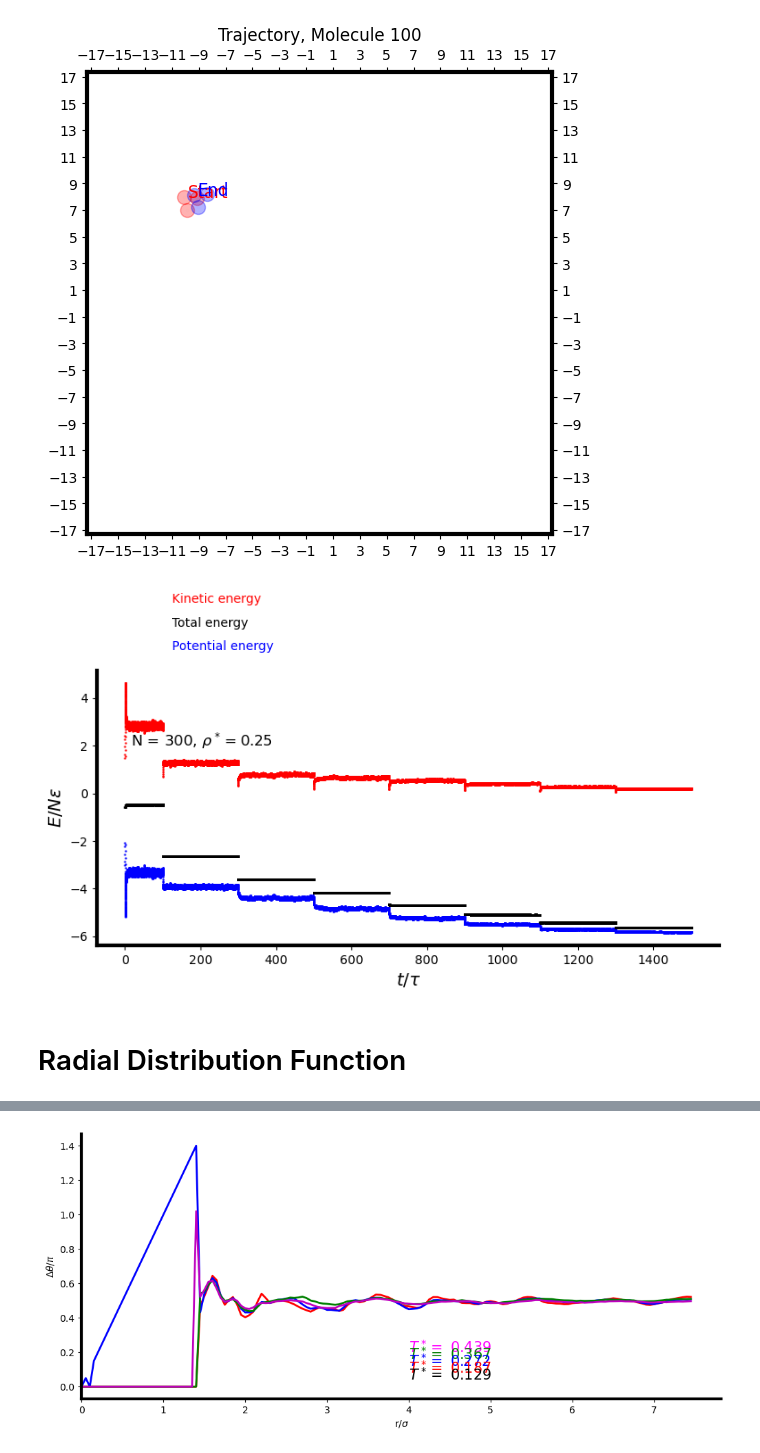
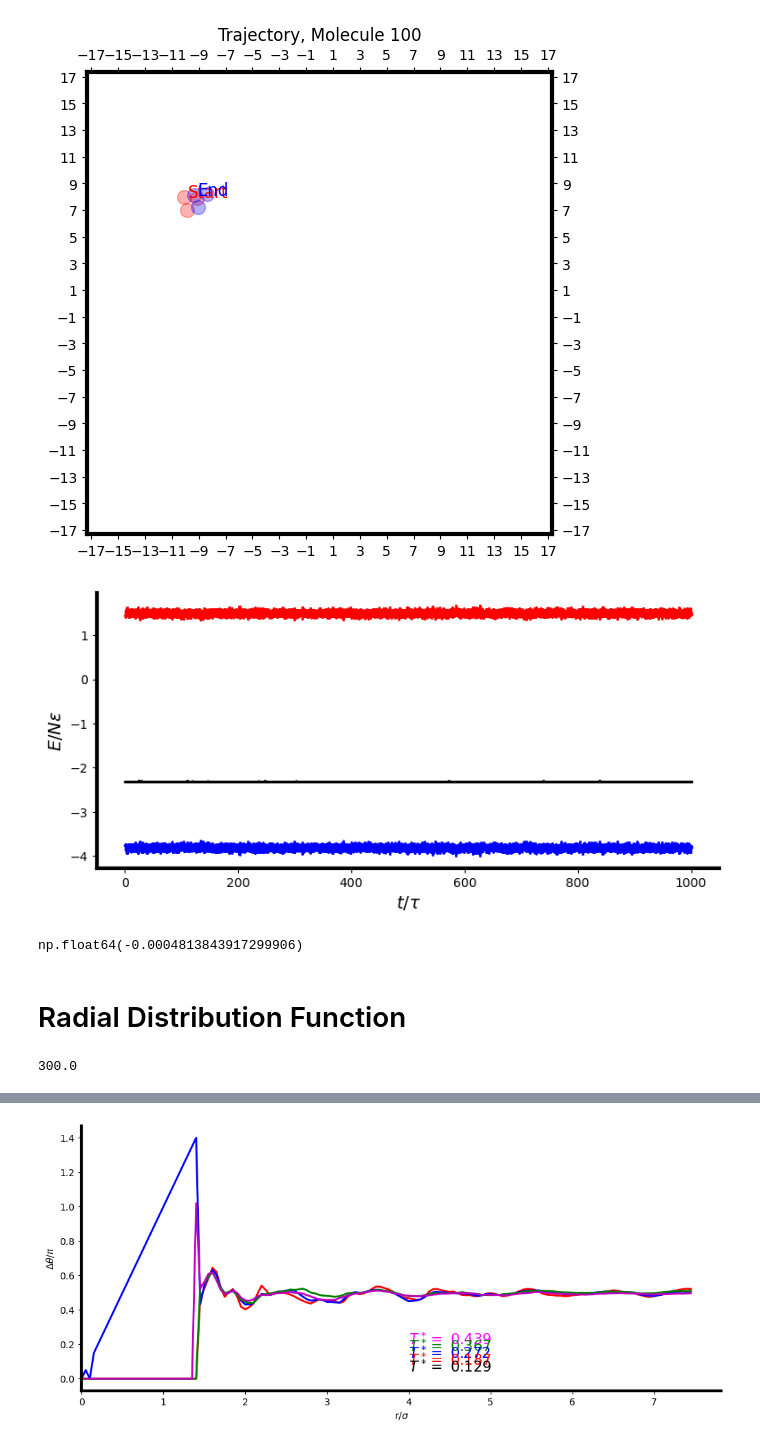
Before and after one commit to leopidolite/MolecularDynamics, a Jupyter notebook: 2dLW/PLOT_trajectory.ipynb, the cells around one changed output, grey strips where cells are left out. Saved outputs shown, nothing was run; the diff lists cells and outputs as text; code cells hidden in the pictures.

```diff
--- a/2dLW/PLOT_trajectory.ipynb
+++ b/2dLW/PLOT_trajectory.ipynb
@@ -14,21 +14,30 @@ plt.rcParams['font.family'] = 'sans-serif'
 # Data
 # %%
 ## Define box size
-N = N
+N = 300
 rho_star = 0.25
 L  =(np.sqrt(N/(rho_star)))
 # %%
 ### Open data and set numpy arrays
+prefix = "/Users/leo/C++/Outputs/300_R5_1.0T"
+with open(prefix + '_trajectory.bin', 'rb') as f:
+    data = np.fromfile(f, dtype=np.float64)
+data = data.reshape((int)(1000/10/0.001), 4*900)
+data.shape
+x = data[:,0:3*N]
+y = data[:, 3*N:2*3*N]
+vx = data[:, 2*3*N:3*3*N]
+vy = data[:, 3*3*N:]
 
-prefix = "/Users/leo/C++/Outputs/300_R2FT"
-with open(prefix +'_xtraj.txt', 'r') as file:
-    x = [float(line.rstrip()) for line in file]
-with open(prefix +'_ytraj.txt', 'r') as file:
-    y = [float(line.rstrip()) for line in file]
-with open(prefix +'_vxtraj.txt', 'r') as file:
-    vx= [float(line.rstrip()) for line in file]
-with open(prefix +'_vytraj.txt', 'r') as file:
-    vy = [float(line.rstrip()) for line in file]
+# with open(prefix +'_xtraj.txt', 'r') as file:
+#     x = [float(line.rstrip()) for line in file]
+# with open(prefix +'_ytraj.txt', 'r') as file:
+#     y = [float(line.rstrip()) for line in file]
+# with open(prefix +'_ytraj.txt', 'r') as file:
+#     vx = [float(line.rstrip()) for line in file]
+# with open(prefix +'_xtraj.txt', 'r') as file:
+#     vy = [float(line.rstrip()) for line in file]
+
 with open(prefix +'_KE.txt', 'r') as file:
     KE = [float(line.rstrip()) for line in file]
 with open(prefix +'_PE.txt', 'r') as file:
@@ -218,39 +229,43 @@ plt.show()
 # %%
 ##Kinetic and Potential Energies
 
-tlim = 1500 ##plot 0 to this time in \tau
-tlimsteps =(int) (tlim/0.01);
+tlim = 10000 ##plot 0 to this time in \tau
+tlimsteps =(int) (tlim/0.01)
 plt.figure(figsize = (9, 4))
 time = np.linspace(0,tlim, (int)(tlim/0.01))
 ### Modify for density of energy computations
 # time1 = np.linspace(0, 0.1, 100)
 # time2 = np.linspace(0.1, 100, KE.size - 100)
 # time = np.append(time1, time2)
 # time = np.arange(0,tlim, 0.01)
 plt.scatter(time, KE[0:tlimsteps]/(N), color = 'r',  s = 0.5)
 plt.scatter(time, PE[0:tlimsteps]/N, color = 'b', s = 0.5)
 plt.scatter(time, (PE[0:tlimsteps] + KE[0:tlimsteps])/N, color = 'k', s = 0.5)
 
 # plt.xscale('log')
-plt.text(125, 8, "Kinetic energy", color = 'red')
-plt.text(125, 7, "Total energy", color = 'black')
-plt.text(125, 6, "Potential energy", color = 'blue')
+# plt.text(125, 8, "Kinetic energy", color = 'red')
+# plt.text(125, 7, "Total energy", color = 'black')
+# plt.text(125, 6, "Potential energy", color = 'blue')
+# plt.text(15, 2, f"N = {N}, $\\rho^* = {rho_star}$", fontsize =12)
 
-plt.text(15, 2, f"N = {N}, $\\rho^* = {rho_star}$", fontsize =12)
 plt.xlabel("$t/\\tau$", fontsize = 14)
 plt.ylabel("$E/N\\epsilon$", fontsize = 14)
 
 ax = plt.gca()
 
 ax.spines['top'].set_visible(False)
 ax.spines['right'].set_visible(False)
 for spine in ax.spines.values():
     spine.set_linewidth(3)
 
-
+# plt.xlim(1745, 1750)
 plt.show()
 # %% [output]
-[figure, old version]
+[figure, new version]
+# %%
+np.std(KE[14000:15000]/N + PE[14000:15000]/N)/np.mean(KE[14000:15000]/N + PE[14000:15000]/N)
+# %% [output]
+np.float64(-0.0004813843917299906)
 # %% [markdown]
 # Radial Distribution Function
 # %%
@@ -304,4 +319,8 @@ def compute_gr(gr_x, gr_y, dr, hk_lim, rho_star, t_start, t_end):
     g_r = h_avg / (n_id * N)
 
     return r_vals, g_r
+# %%
+gr_x.size/100000
+# %% [output]
+300.0
 # %%
```
Also changed, not shown: parts of 39 cells of this notebook, 1 other file.
